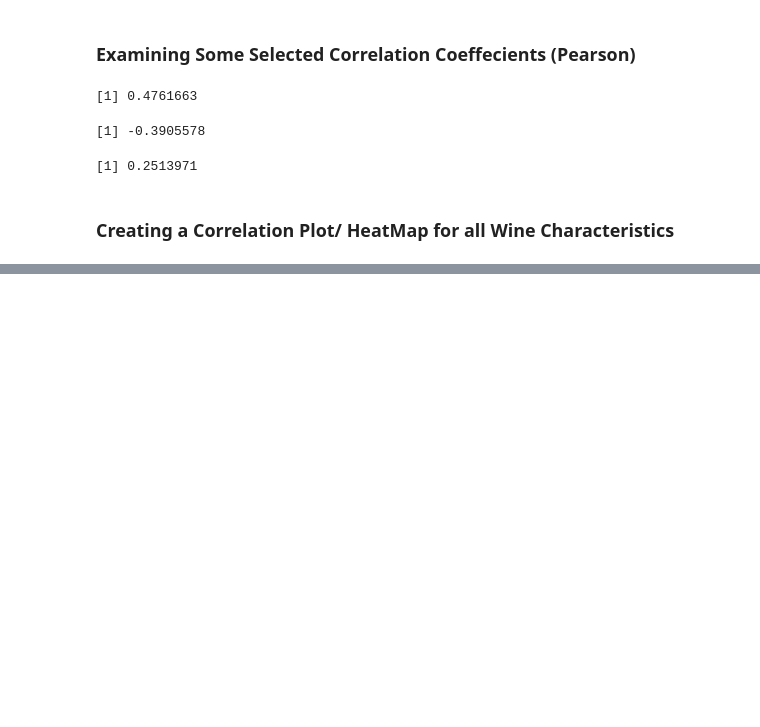
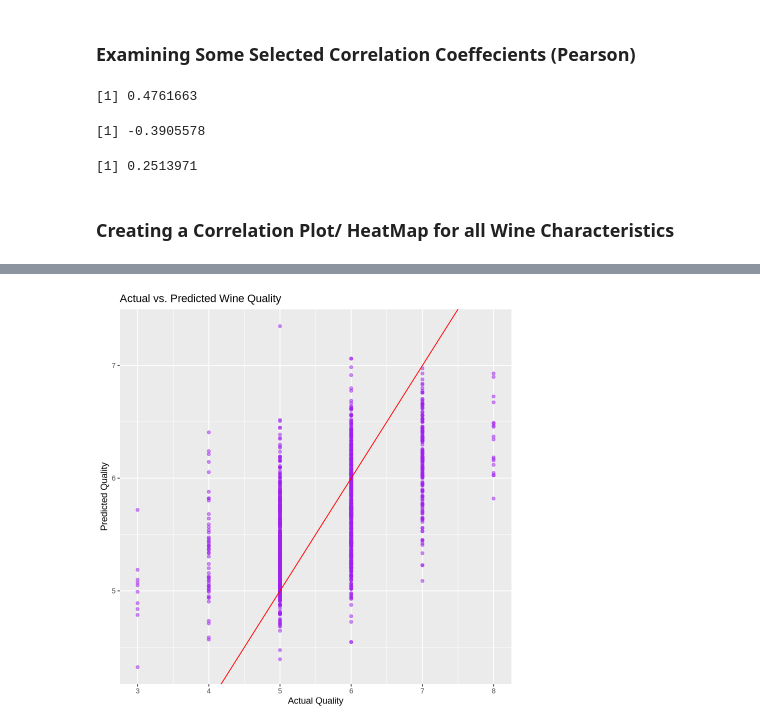
Before and after one commit to juhigrover18/stat300-project, a Jupyter notebook: STAT300_Project (1).ipynb, the cells around one changed output, grey strips where cells are left out. Drawn from its saved outputs; the diff is of its cells as text; code cells hidden in the pictures; blank space fills up the shorter version.

```diff
--- a/STAT300_Project (1).ipynb
+++ b/STAT300_Project (1).ipynb
@@ -154,0 +214,10 @@ Installing package into ‘/home/jupyter/R/x86_64-pc-linux-gnu-library/4.5’
+# %%
+#Plotting actual vs predicted wine quality
+ggplot(model_data, aes(x = quality, y = .fitted)) +
+  geom_point(alpha = 0.5, color = "purple") +
+  geom_abline(slope = 1, intercept = 0, color = "red") +
+  labs(title = "Actual vs. Predicted Wine Quality",
+       x = "Actual Quality",
+       y = "Predicted Quality")
+# %% [output]
+[figure, added]
```
Also changed, not shown: parts of 10 cells of this notebook.
